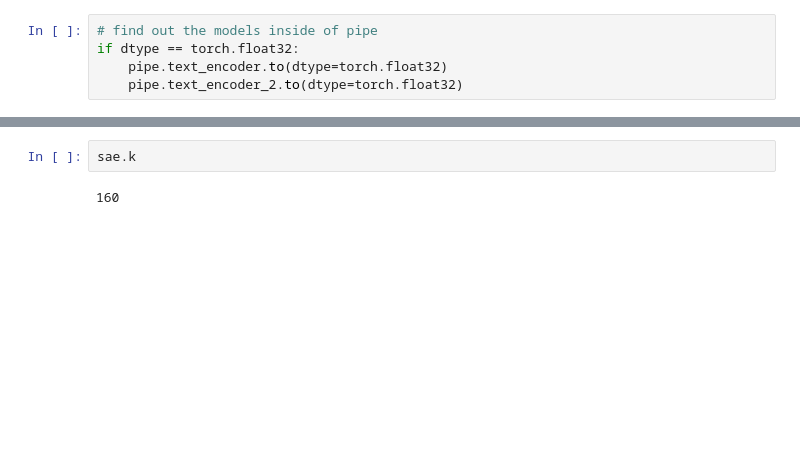
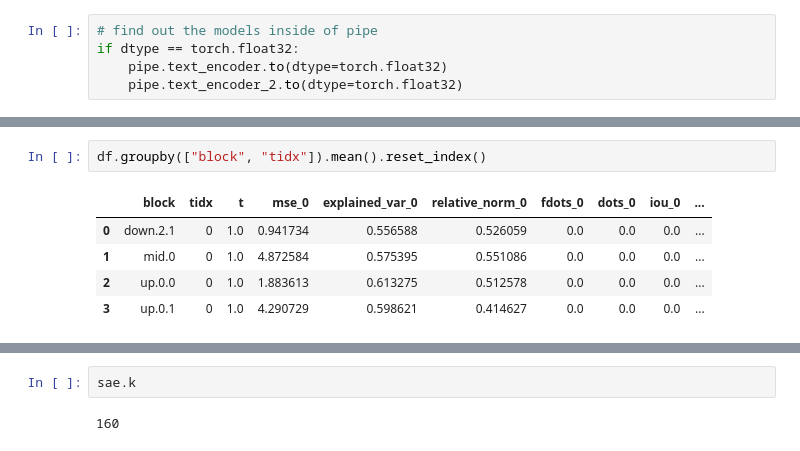
Before and after one commit to wendlerc/sdxl-unbox, a Jupyter notebook: notebooks/sdxl_generalization_feature_evolution.ipynb, the cells around one changed output, grey strips where cells are left out. Cells and saved outputs as stored; diff of their text form; blank space fills up the shorter version.

```diff
--- a/notebooks/sdxl_generalization_feature_evolution.ipynb
+++ b/notebooks/sdxl_generalization_feature_evolution.ipynb
@@ -208,3 +207,11 @@ df
+# %%
+df.groupby(["block", "tidx"]).mean().reset_index()
+# %% [output]
+|  | block | tidx | t | mse_0 | explained_var_0 | relative_norm_0 | fdots_0 | dots_0 | iou_0 | ... |
+| 0 | down.2.1 | 0 | 1.0 | 0.941734 | 0.556588 | 0.526059 | 0.0 | 0.0 | 0.0 | ... |
+| 1 | mid.0 | 0 | 1.0 | 4.872584 | 0.575395 | 0.551086 | 0.0 | 0.0 | 0.0 | ... |
+| 2 | up.0.0 | 0 | 1.0 | 1.883613 | 0.613275 | 0.512578 | 0.0 | 0.0 | 0.0 | ... |
+| 3 | up.0.1 | 0 | 1.0 | 4.290729 | 0.598621 | 0.414627 | 0.0 | 0.0 | 0.0 | ... |
 # %%
 import matplotlib.pyplot as plt
 import seaborn as sns
```
Also changed, not shown: parts of 11 cells of this notebook.
